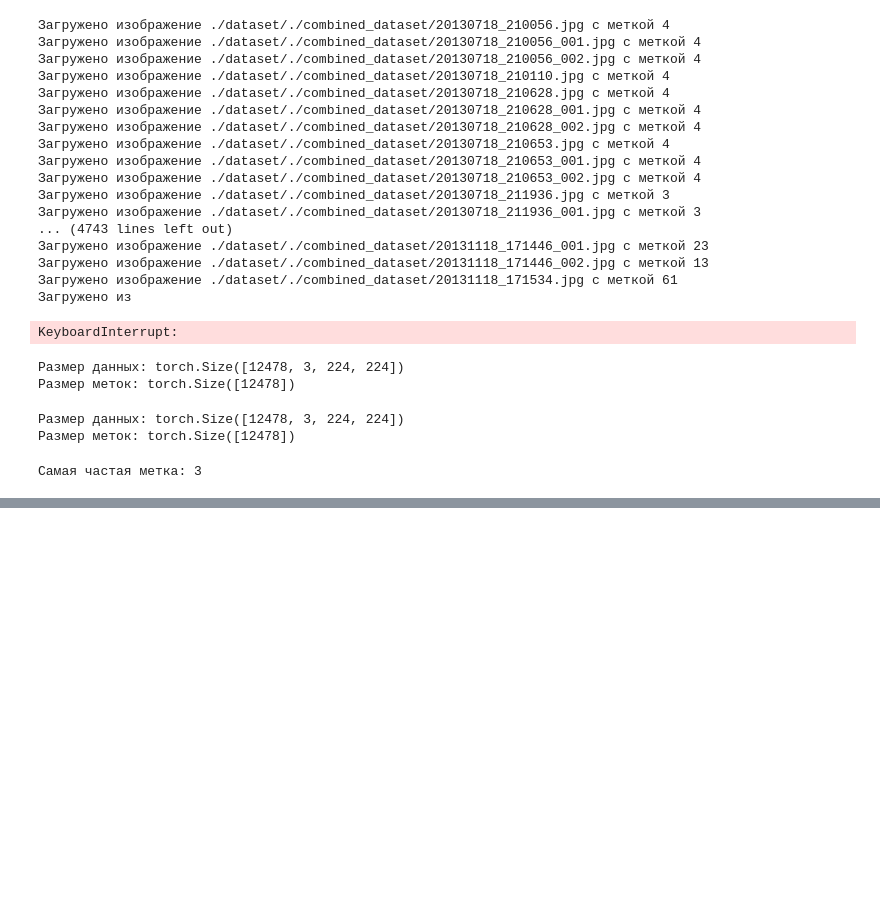
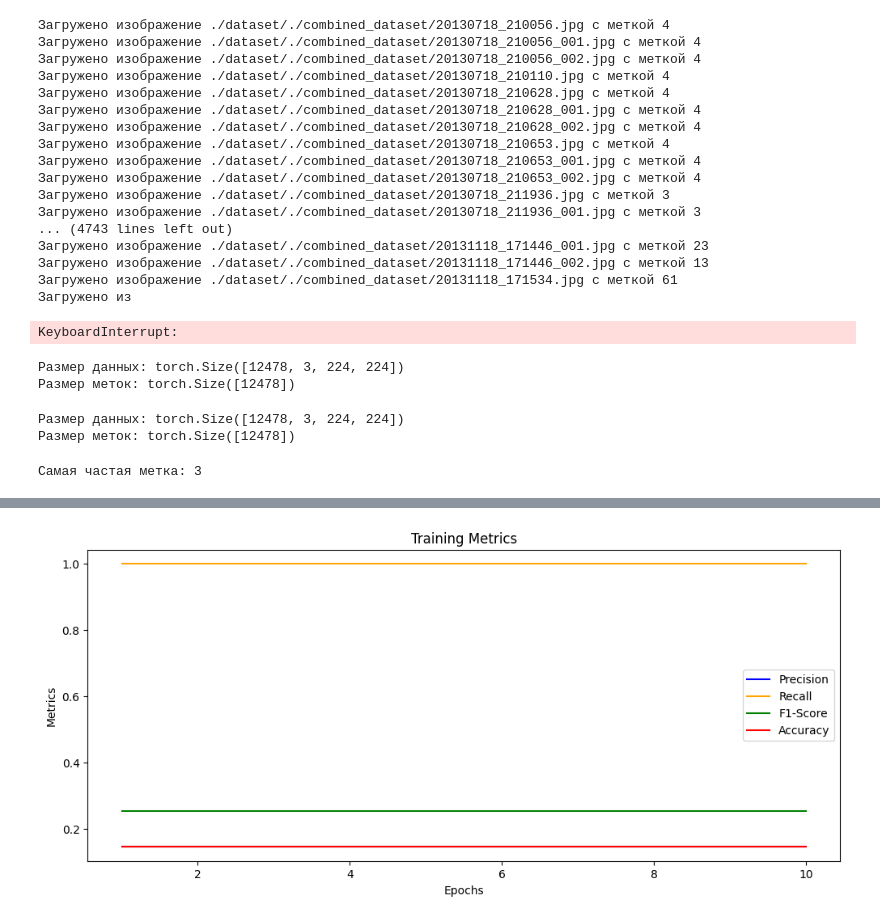
Before and after one commit to ark2016/AKG-course-work, a Jupyter notebook: experiment.ipynb, the cells around one changed output, grey strips where cells are left out. Drawn from its saved outputs; the diff is of its cells as text; code cells hidden in the pictures; blank space fills up the shorter version.

```diff
--- a/experiment.ipynb
+++ b/experiment.ipynb
@@ -108,6 +109,9 @@ import torch.nn as nn
 import torch.optim as optim
 from torchvision import models
 from torch.utils.data import DataLoader, TensorDataset
+# %%
+data_tensor_path = "data_tensor.pt"
+labels_tensor_path = "labels_tensor.pt"
 # %%
 data_tensor = torch.load(data_tensor_path)
 labels_tensor = torch.load(labels_tensor_path)
@@ -134,4 +138,5 @@ False
 # %%
 # Определение модели
-model = models.resnet18(pretrained=True)  # Используем ResNet-18
+model = models.resnet50(pretrained=True)  # Используем ResNet-18
 model.fc = nn.Linear(model.fc.in_features, 1)  # Бинарная классификация
+model = model.to("cuda" if torch.cuda.is_available() else "cpu")
@@ -138,6 +145,3 @@ model.fc = nn.Linear(model.fc.in_features, 1)  # Бинарная классиф
 # %%
-model = model.to("cuda" if torch.cuda.is_available() else "cpu")
+criterion = nn.BCEWithLogitsLoss()
+optimizer = optim.Adam(model.parameters(), lr=1e-4)
-# %%
-model = models.resnet18(pretrained=True)  # Используем ResNet-18
-model.fc = nn.Linear(model.fc.in_features, 1)  # Бинарная классификация
-model = model.to("cuda" if torch.cuda.is_available() else "cpu")
@@ -143,0 +216,3 @@ model = model.to("cuda" if torch.cuda.is_available() else "cpu")
+# %%
+train_model(model, data_loader, criterion, optimizer, num_epochs=10)
+# %% [output]
@@ -143,0 +229 @@ model = model.to("cuda" if torch.cuda.is_available() else "cpu")
+[figure, added]
```
Also changed, not shown: parts of 15 cells of this notebook.
